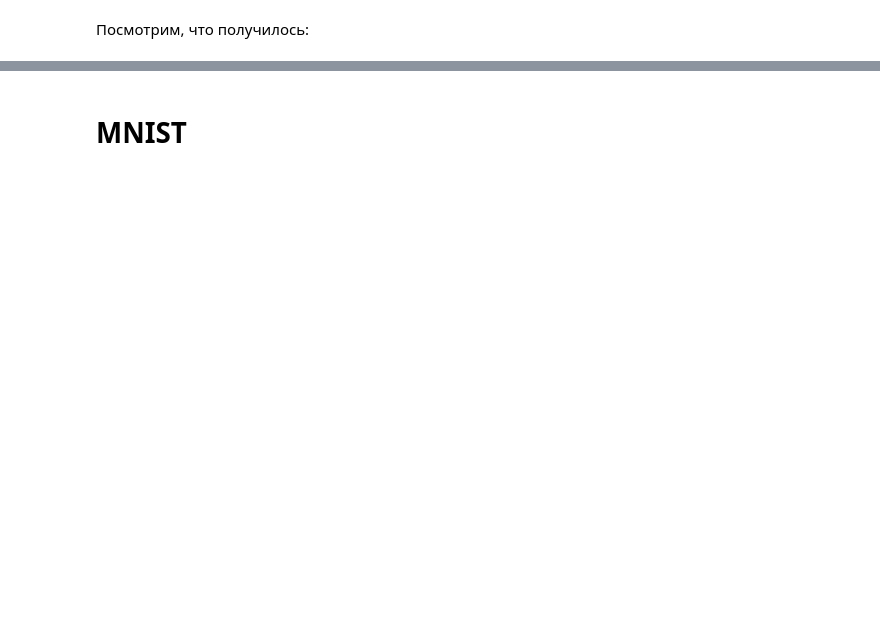
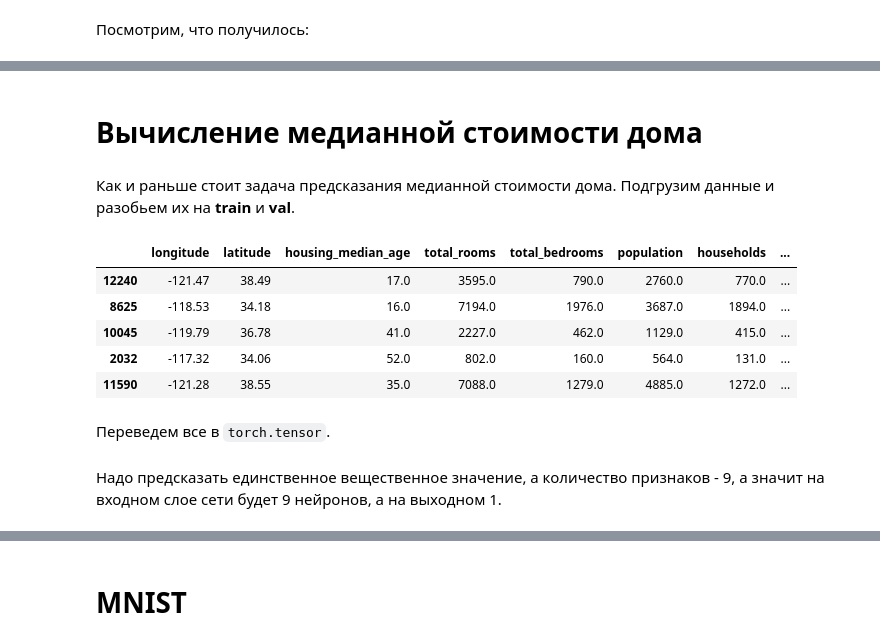
Before and after one commit to RafailFridman/pytorch-basics-tutorial, a Jupyter notebook: Pytorch tutorial.ipynb, the cells around one changed output, grey strips where cells are left out. Saved outputs shown, nothing was run; the diff lists cells and outputs as text; code cells hidden in the pictures; blank space fills up the shorter version.

Commit message:
Adding median value task

````diff
--- a/Pytorch tutorial.ipynb
+++ b/Pytorch tutorial.ipynb
@@ -469,0 +471,18 @@ plot_labels(xm_test.numpy(),np.round(net2(xm_test.float()).detach()).reshape(-1,
+# %% [markdown]
+# Вычисление медианной стоимости дома
+# %% [markdown]
+Как и раньше стоит задача предсказания медианной стоимости дома.
+Подгрузим данные и разобьем их на __train__ и __val__.
+# %%
+california_housing_dataframe = pd.read_csv("https://download.mlcc.google.com/mledu-datasets/california_housing_train.csv", sep=",")
+
+california_housing_dataframe = california_housing_dataframe.reindex(
+    np.random.permutation(california_housing_dataframe.index))
+california_housing_dataframe.head()
+# %% [output]
+|  | longitude | latitude | housing_median_age | total_rooms | total_bedrooms | population | households | ... |
+| 12240 | -121.47 | 38.49 | 17.0 | 3595.0 | 790.0 | 2760.0 | 770.0 | ... |
+| 8625 | -118.53 | 34.18 | 16.0 | 7194.0 | 1976.0 | 3687.0 | 1894.0 | ... |
+| 10045 | -119.79 | 36.78 | 41.0 | 2227.0 | 462.0 | 1129.0 | 415.0 | ... |
+| 2032 | -117.32 | 34.06 | 52.0 | 802.0 | 160.0 | 564.0 | 131.0 | ... |
+| 11590 | -121.28 | 38.55 | 35.0 | 7088.0 | 1279.0 | 4885.0 | 1272.0 | ... |
@@ -469,0 +535,2 @@ plot_labels(xm_test.numpy(),np.round(net2(xm_test.float()).detach()).reshape(-1,
+# %% [markdown]
+Переведем все в ```torch.tensor```.
@@ -469,0 +543,2 @@ plot_labels(xm_test.numpy(),np.round(net2(xm_test.float()).detach()).reshape(-1,
+# %% [markdown]
+Надо предсказать единственное вещественное значение, а количество признаков - 9, а значит на входном слое сети будет 9 нейронов, а на выходном 1.
````
Also changed, not shown: parts of 29 cells of this notebook.
